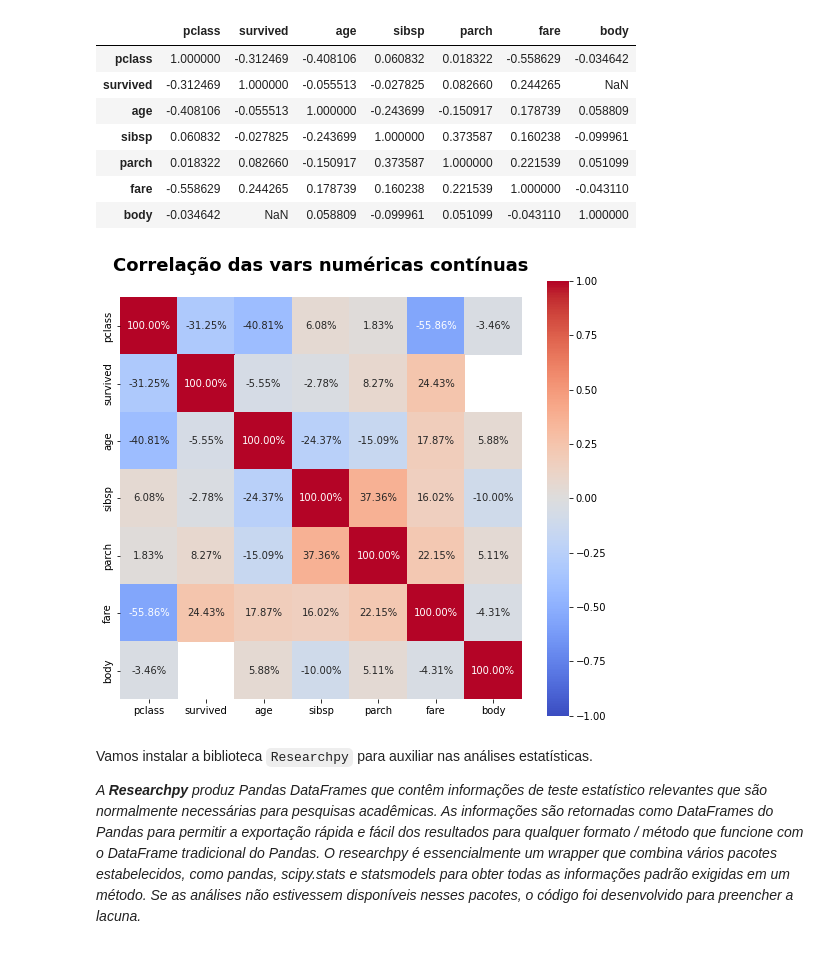
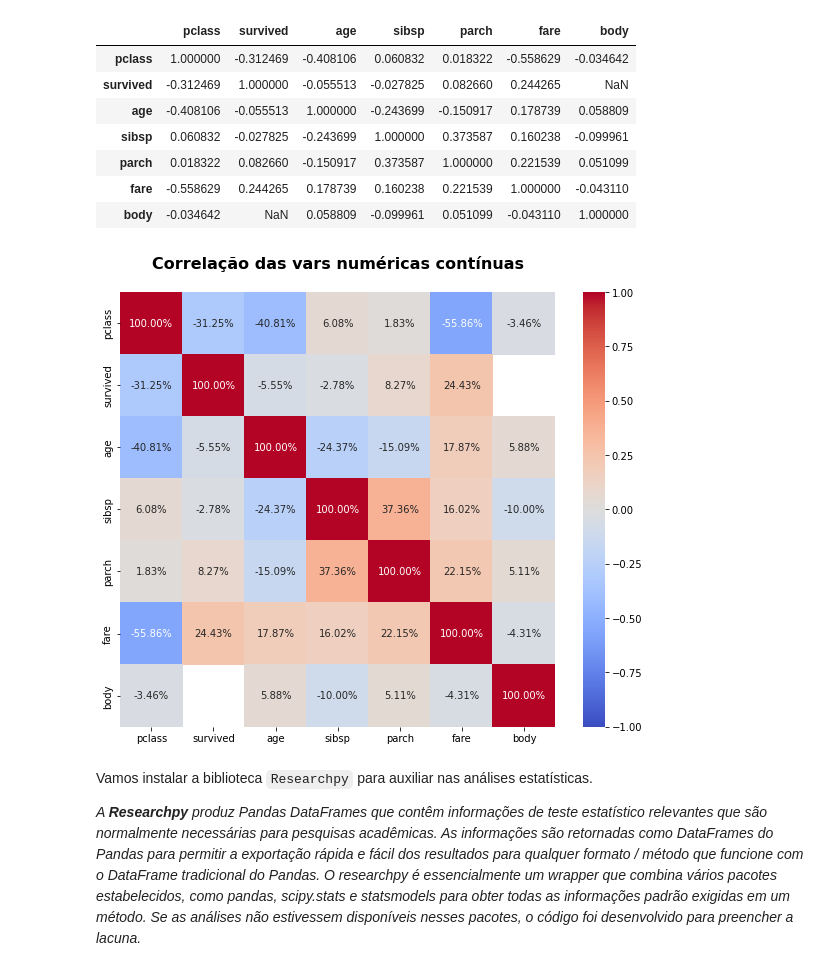
Before and after one commit to FGalvao77/-Pipeline-Etapas-de-projeto-de-Machine-Learning, a Jupyter notebook: (Pipeline)_Etapas_de_projeto_de_Machine_Learning.ipynb, the cells around one changed output. Saved outputs shown, nothing was run; the diff lists cells and outputs as text; code cells hidden in the pictures.

```diff
--- a/(Pipeline)_Etapas_de_projeto_de_Machine_Learning.ipynb
+++ b/(Pipeline)_Etapas_de_projeto_de_Machine_Learning.ipynb
@@ -310,16 +311,16 @@ df.corr()
 # %%
 # gráfico de calor das correlações entre as variáveis numéricas
 corr = df.corr()
-plt.figure(figsize = (9, 8))
+plt.figure(figsize = (10, 8))
 plt.title('Correlação das vars numéricas contínuas\n',
-                      {'fontsize': 18,'fontweight': 'bold'})
+                      {'fontsize': 16,'fontweight': 'bold'})
 sns.heatmap(corr, fmt = '0.2%', annot = True, square = True,
             cmap='coolwarm', vmin=-1, vmax=1
             )
 plt.show();
 # plt.tight_layout();
 # %% [output]
-[figure, old version]
+[figure, new version]
 # %% [markdown]
 Vamos instalar a biblioteca `Researchpy` para auxiliar nas análises estatísticas.
 
```
Also changed, not shown: parts of 14 cells of this notebook.
